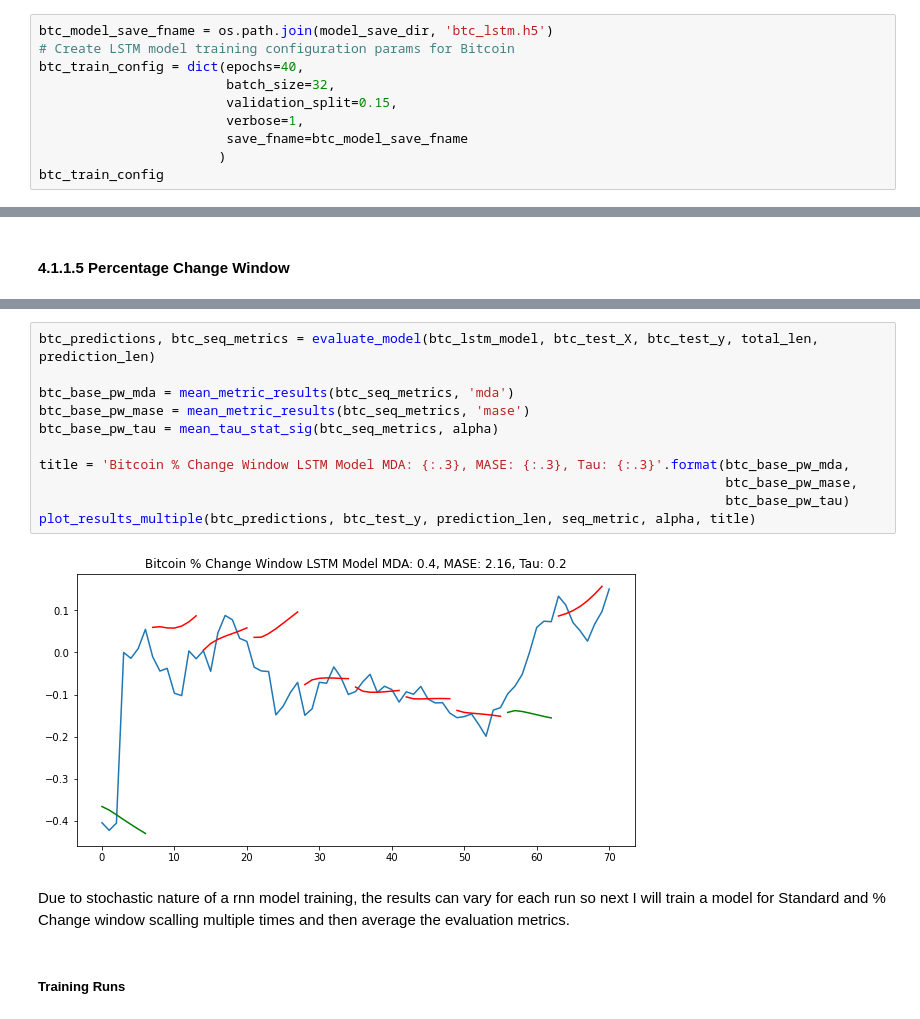
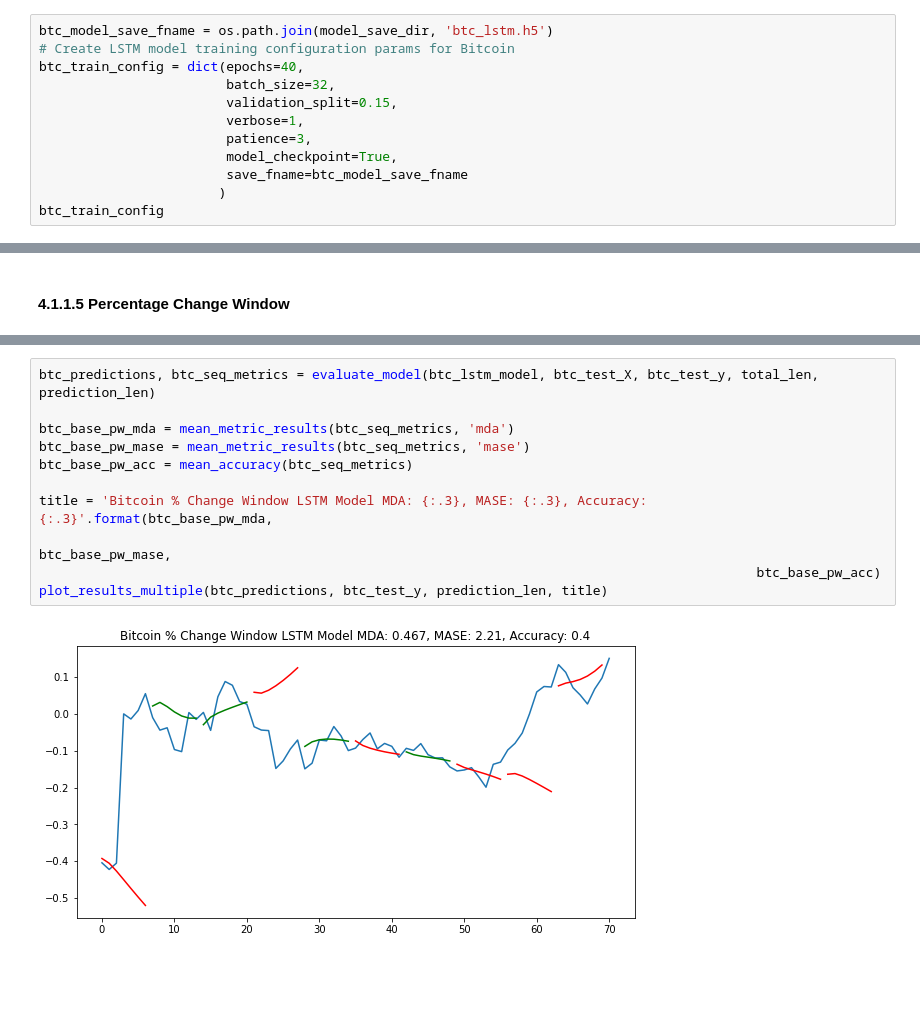
Before and after one commit to dcyoung23/crypto-investments, a Jupyter notebook: notebooks/preprocessing_modeling.ipynb, the cells around one changed output, grey strips where cells are left out. Saved outputs shown, nothing was run; the diff lists cells and outputs as text; blank space fills up the shorter version.

```diff
--- a/notebooks/preprocessing_modeling.ipynb
+++ b/notebooks/preprocessing_modeling.ipynb
@@ -264,6 +267,8 @@ btc_train_config = dict(epochs=40,
                         batch_size=32,
                         validation_split=0.15,
                         verbose=1,
+                        patience=3,
+                        model_checkpoint=True,
                         save_fname=btc_model_save_fname
                        )
 btc_train_config
@@ -525,17 +506,13 @@ Epoch 24/40
 # %%
 btc_predictions, btc_seq_metrics = evaluate_model(btc_lstm_model, btc_test_X, btc_test_y, total_len, prediction_len)
 
 btc_base_pw_mda = mean_metric_results(btc_seq_metrics, 'mda')
 btc_base_pw_mase = mean_metric_results(btc_seq_metrics, 'mase')
-btc_base_pw_tau = mean_tau_stat_sig(btc_seq_metrics, alpha)
+btc_base_pw_acc = mean_accuracy(btc_seq_metrics)
 
-title = 'Bitcoin % Change Window LSTM Model MDA: {:.3}, MASE: {:.3}, Tau: {:.3}'.format(btc_base_pw_mda,
-                                                                                        btc_base_pw_mase,
-                                                                                        btc_base_pw_tau)
-plot_results_multiple(btc_predictions, btc_test_y, prediction_len, seq_metric, alpha, title)
+title = 'Bitcoin % Change Window LSTM Model MDA: {:.3}, MASE: {:.3}, Accuracy: {:.3}'.format(btc_base_pw_mda,
+                                                                                             btc_base_pw_mase,
+                                                                                            btc_base_pw_acc)
+plot_results_multiple(btc_predictions, btc_test_y, prediction_len, title)
 # %% [output]
-[figure, old version]
+[figure, new version]
-# %% [markdown]
-Due to stochastic nature of a rnn model training, the results can vary for each run so next I will train a model for Standard and % Change window scalling multiple times and then average the evaluation metrics.
-# %% [markdown]
-##### Training Runs
```
Also changed, not shown: parts of 101 cells of this notebook, 6 other files.
